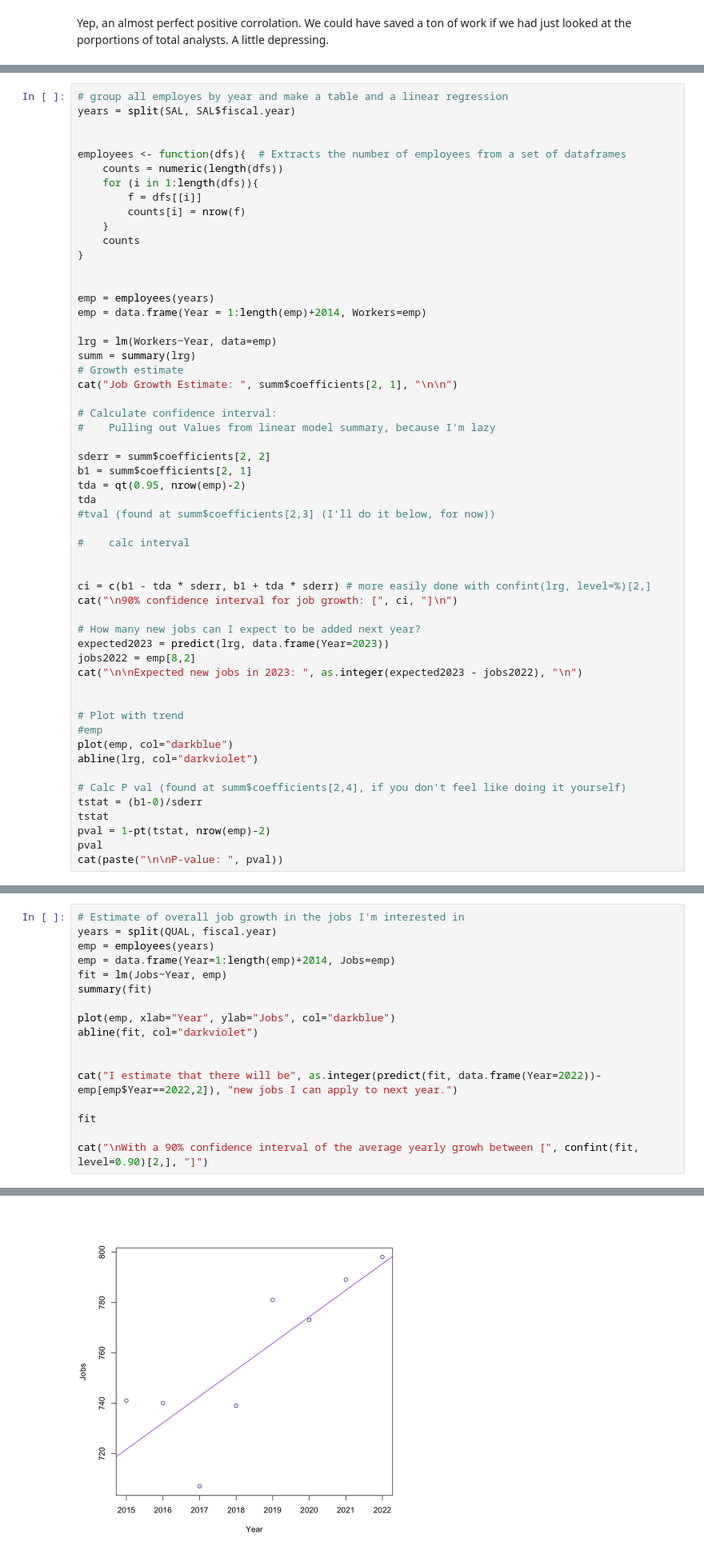
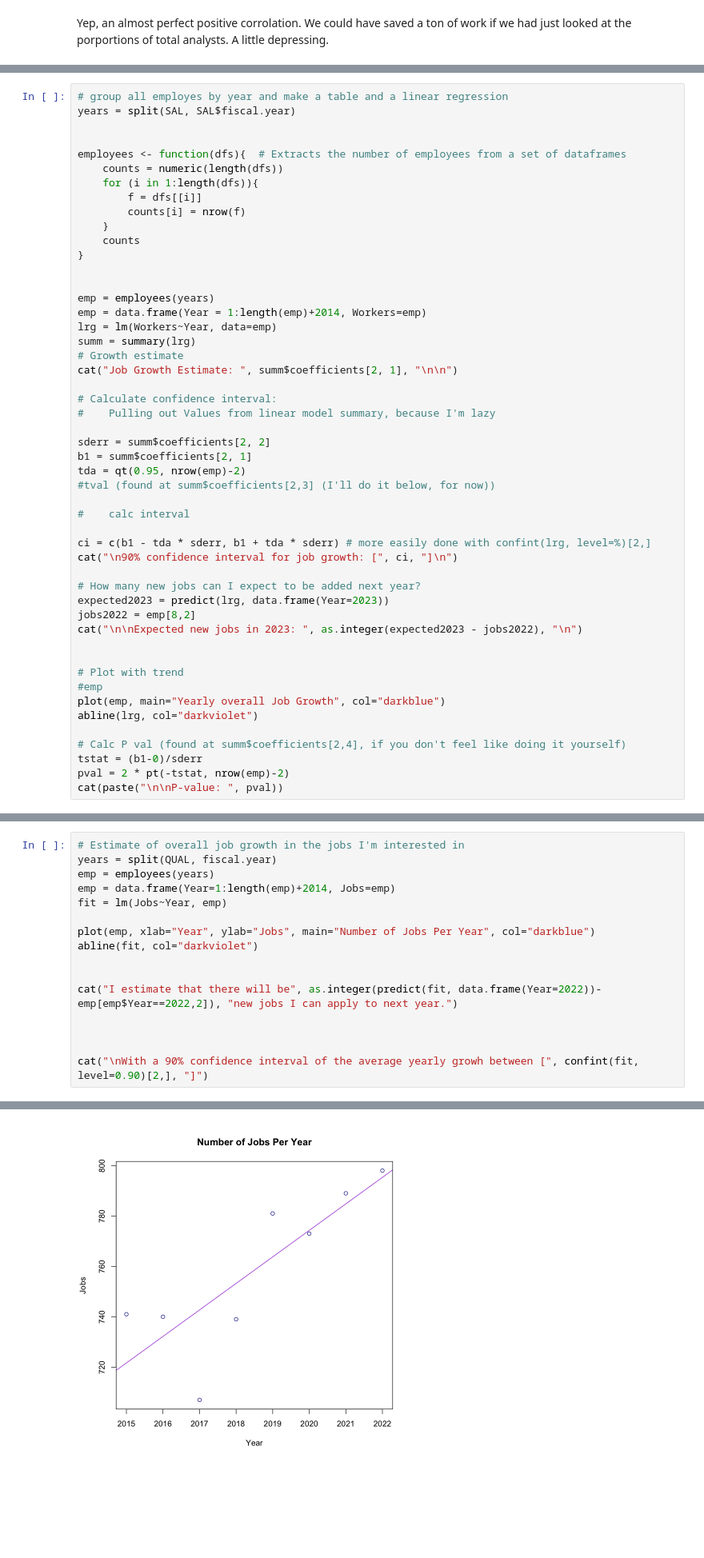
Before and after one commit to Laharah/ma255stats, a Jupyter notebook: Project.ipynb, the cells around one changed output, grey strips where cells are left out. Shown at 80% size. Cells and saved outputs as stored; diff of their text form; blank space fills up the shorter version.

```diff
--- a/Project.ipynb
+++ b/Project.ipynb
@@ -283,7 +279,6 @@ employees <- function(dfs){  # Extracts the number of employees from a set of da
 
 emp = employees(years)
 emp = data.frame(Year = 1:length(emp)+2014, Workers=emp)
-
 lrg = lm(Workers~Year, data=emp)
 summ = summary(lrg)
 # Growth estimate
@@ -295,11 +290,9 @@ cat("Job Growth Estimate: ", summ$coefficients[2, 1], "\n\n")
 sderr = summ$coefficients[2, 2]
 b1 = summ$coefficients[2, 1]
 tda = qt(0.95, nrow(emp)-2)
-tda
 #tval (found at summ$coefficients[2,3] (I'll do it below, for now))
 
 #    calc interval
-
 
 ci = c(b1 - tda * sderr, b1 + tda * sderr) # more easily done with confint(lrg, level=%)[2,]
 cat("\n90% confidence interval for job growth: [", ci, "]\n")
@@ -312,13 +305,11 @@ cat("\n\nExpected new jobs in 2023: ", as.integer(expected2023 - jobs2022), "\n"
 
 # Plot with trend
 #emp
-plot(emp, col="darkblue")
+plot(emp, main="Yearly overall Job Growth", col="darkblue")
 abline(lrg, col="darkviolet")
 
 # Calc P val (found at summ$coefficients[2,4], if you don't feel like doing it yourself)
 tstat = (b1-0)/sderr
-tstat
-pval = 1-pt(tstat, nrow(emp)-2)
-pval
+pval = 2 * pt(-tstat, nrow(emp)-2)
 cat(paste("\n\nP-value: ", pval))
 # %% [output]
@@ -430,15 +413,14 @@ years = split(QUAL, fiscal.year)
 emp = employees(years)
 emp = data.frame(Year=1:length(emp)+2014, Jobs=emp)
 fit = lm(Jobs~Year, emp)
-summary(fit)
 
-plot(emp, xlab="Year", ylab="Jobs", col="darkblue")
+plot(emp, xlab="Year", ylab="Jobs", main="Number of Jobs Per Year", col="darkblue")
 abline(fit, col="darkviolet")
 
 
 cat("I estimate that there will be", as.integer(predict(fit, data.frame(Year=2022))-emp[emp$Year==2022,2]), "new jobs I can apply to next year.")
 
-fit
+
 
 cat("\nWith a 90% confidence interval of the average yearly growh between [", confint(fit, level=0.90)[2,], "]")
 # %% [output]
@@ -470,4 +429,4 @@ With a 90% confidence interval of the average yearly growh between [ 4.7349 16.3
-[figure, old version]
+[figure, new version]
 # %%
 # Lets look and see if there is any predicted growth in the kind of jobs I'm insterested in.
 gen_class = QUAL$gen_class
```
Also changed, not shown: parts of 15 cells of this notebook, 4 other files.
